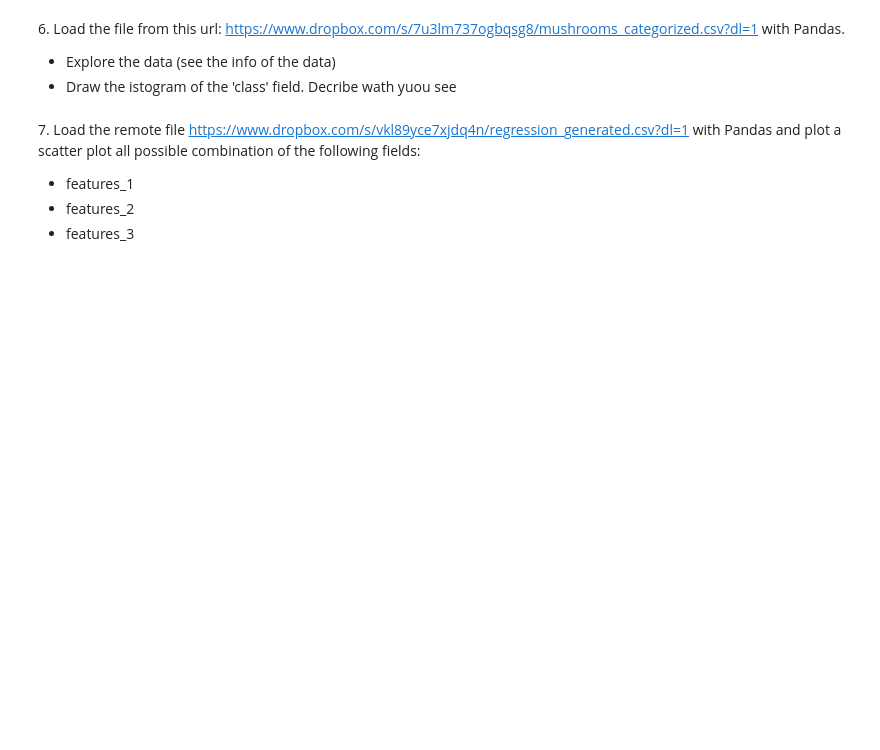
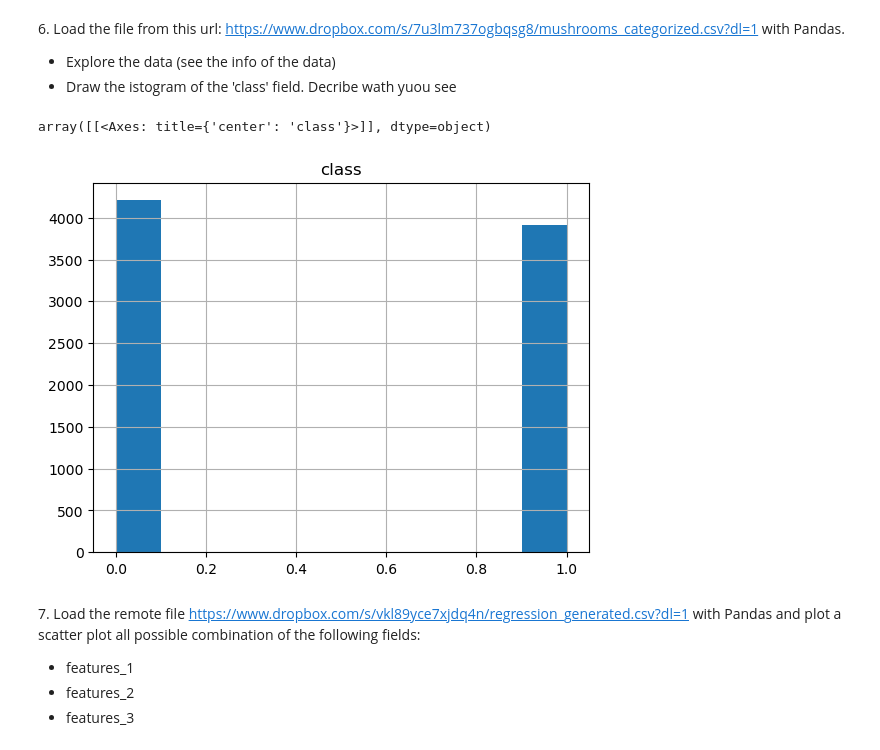
Before and after one commit to jacopocarotenuto/LaboratoryOfComputationalPhysics, a Jupyter notebook: 05ex_OSEMN.ipynb, the cells around one changed output. Saved outputs shown, nothing was run; the diff lists cells and outputs as text; code cells hidden in the pictures; blank space fills up the shorter version.

```diff
--- a/05ex_OSEMN.ipynb
+++ b/05ex_OSEMN.ipynb
@@ -26,6 +42,12 @@ Each character is composed by 6 bit (even the space) and the last 4 bit are just
 6\. Load the file from this url: [https://www.dropbox.com/s/7u3lm737ogbqsg8/mushrooms_categorized.csv?dl=1](https://www.dropbox.com/s/7u3lm737ogbqsg8/mushrooms_categorized.csv?dl=1) with Pandas.
 + Explore the data (see the info of the data)
 + Draw the istogram of the 'class' field. Decribe wath yuou see
+# %%
+X = pd.read_csv("https://www.dropbox.com/s/7u3lm737ogbqsg8/mushrooms_categorized.csv?dl=1")
+X.hist("class")
+# %% [output]
+array([[<Axes: title={'center': 'class'}>]], dtype=object)
+[figure, added]
 # %% [markdown]
 7\. Load the remote file [https://www.dropbox.com/s/vkl89yce7xjdq4n/regression_generated.csv?dl=1](https://www.dropbox.com/s/vkl89yce7xjdq4n/regression_generated.csv?dl=1) with Pandas and plot a scatter plot all possible combination of the following fields:
 
```
Also changed, not shown: parts of 7 cells of this notebook, 10 other files.
